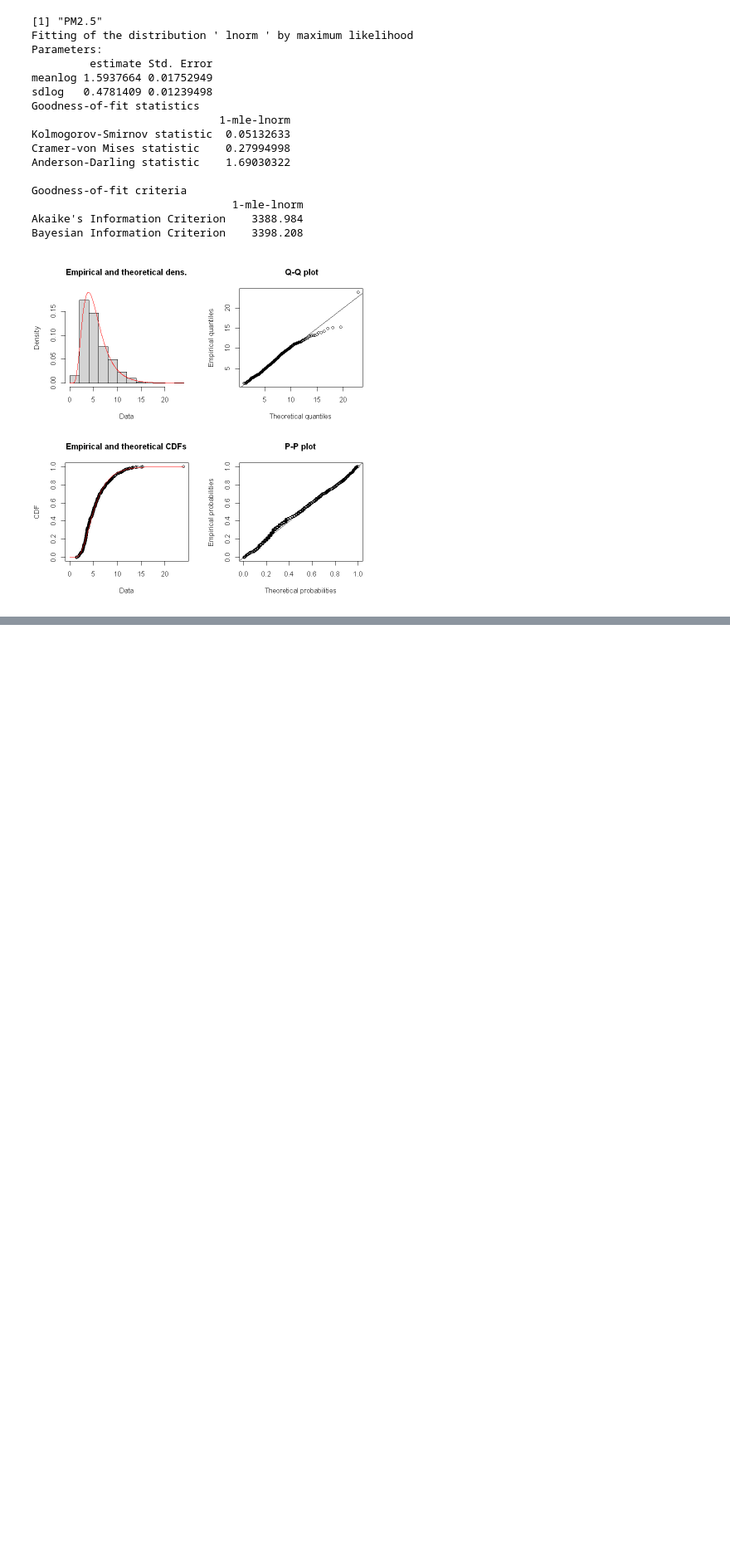
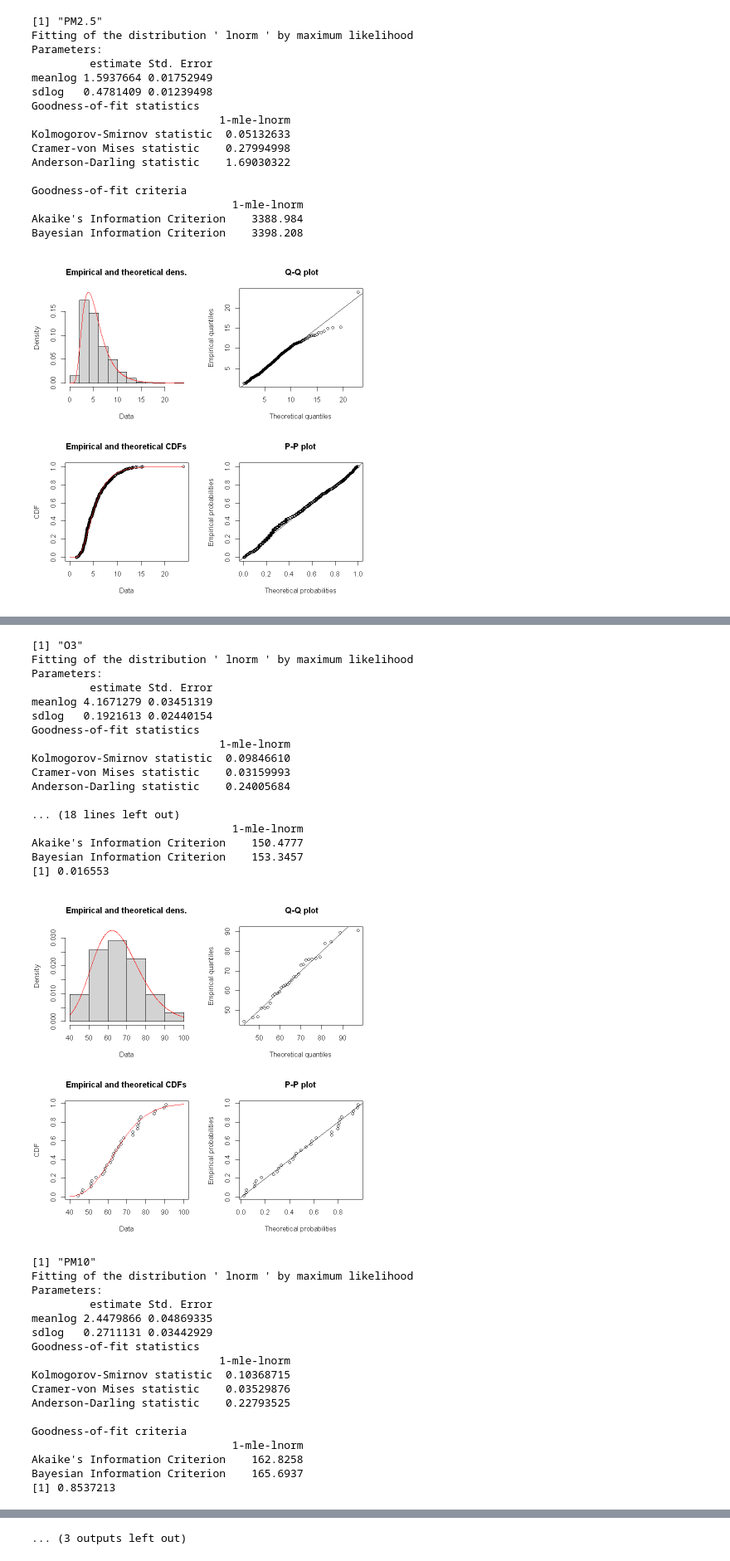
Before and after one commit to matheogodenzi/Air_pollution, a Jupyter notebook: Statistical_distributions.ipynb, the cells around one changed output, grey strips where cells are left out. Shown at 83% size. Drawn from its saved outputs; the diff is of its cells as text; code cells hidden in the pictures; blank space fills up the shorter version.

```diff
--- a/Statistical_distributions.ipynb
+++ b/Statistical_distributions.ipynb
@@ -253,0 +399,13 @@ Bayesian Information Criterion    3398.208
+# %%
+variables_BAS <- c('O3','NO2','PM10','NOX','EC','CPC', 'SO2','PM2.5')
+# Ensure datetime is in proper Date format
+lf <- lf %>%
+  mutate(date = as.Date(datetime))
+
+# Precompute daily averages only for complete days
+daily_avg_data_BAS <- lf %>%
+  filter(site == "BAS", month == 7, variable %in% variables_BAS) %>%
+  group_by(variable, date) %>%
+  filter(n() == 24) %>%  # Keep only complete days
+  summarise(daily_avg = mean(value, na.rm = TRUE), .groups = "drop")
+daily_avg_data_BAS
@@ -253,0 +432,55 @@ Bayesian Information Criterion    3398.208
+# %%
+# Loop over variables and fit distributions
+for (var in variables_BAS) {
+  concvec <- daily_avg_data_BAS %>%
+    filter(variable == var) %>%
+    pull(daily_avg)
+
+  # Fit log-normal distribution
+  fit <- fitdist(concvec, "lnorm")
+
+  # Output
+  print(var)
+  print(fit)
+  print(gofstat(fit))
+  print(gofstat(fit)[["chisqpvalue"]])
+
+  # Plot
+  plot(fit)
+}
+# %% [output]
+[1] "O3"
+Fitting of the distribution ' lnorm ' by maximum likelihood
+Parameters:
+         estimate Std. Error
+meanlog 4.1671279 0.03451319
+sdlog   0.1921613 0.02440154
+Goodness-of-fit statistics
+                             1-mle-lnorm
+Kolmogorov-Smirnov statistic  0.09846610
+Cramer-von Mises statistic    0.03159993
+Anderson-Darling statistic    0.24005684
+
+... (18 lines left out)
+                               1-mle-lnorm
+Akaike's Information Criterion    150.4777
+Bayesian Information Criterion    153.3457
+[1] 0.016553
+[figure, added]
+[1] "PM10"
+Fitting of the distribution ' lnorm ' by maximum likelihood
+Parameters:
+         estimate Std. Error
+meanlog 2.4479866 0.04869335
+sdlog   0.2711131 0.03442929
+Goodness-of-fit statistics
+                             1-mle-lnorm
+Kolmogorov-Smirnov statistic  0.10368715
+Cramer-von Mises statistic    0.03529876
+Anderson-Darling statistic    0.22793525
+
+Goodness-of-fit criteria
+                               1-mle-lnorm
+Akaike's Information Criterion    162.8258
+Bayesian Information Criterion    165.6937
+[1] 0.8537213
@@ -253,0 +560 @@ Bayesian Information Criterion    3398.208
+... (3 outputs left out)
```
Also changed, not shown: parts of 9 cells of this notebook.
